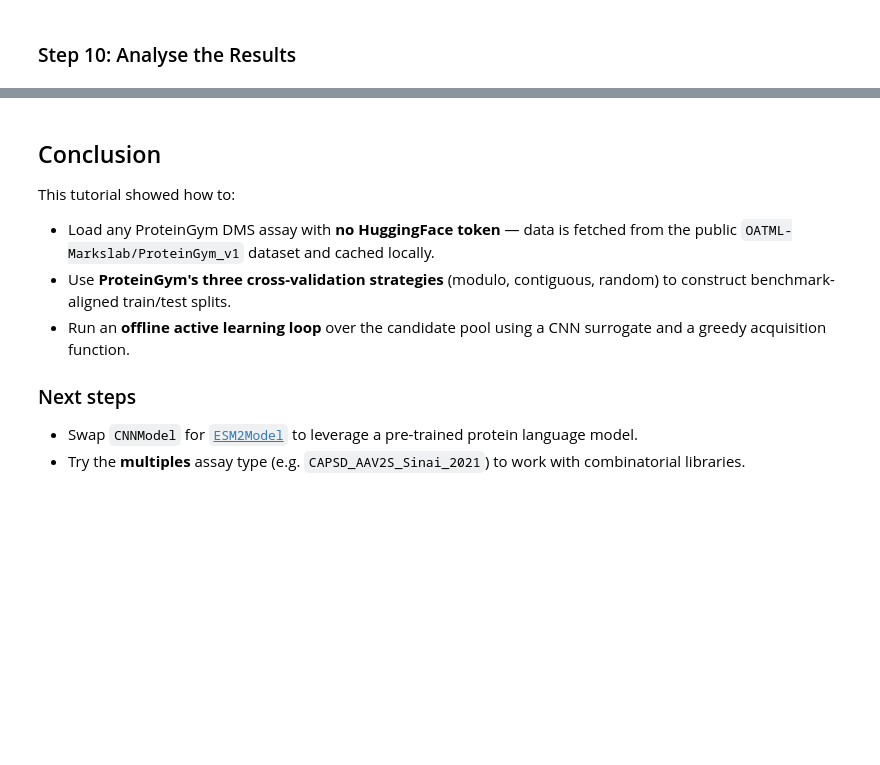
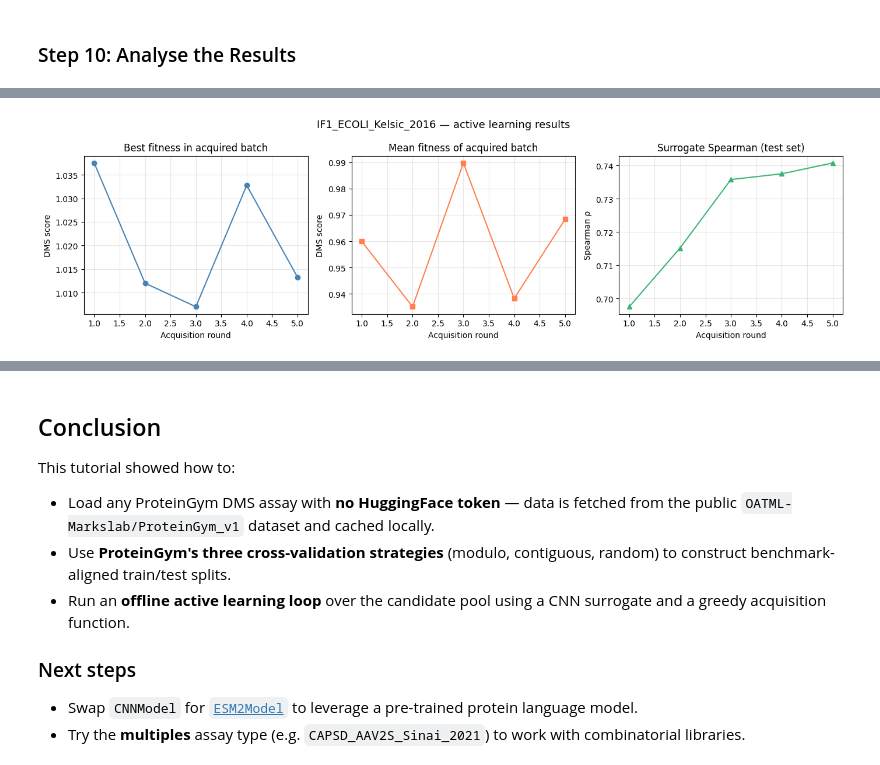
Before and after one commit to instadeepai/alf, a Jupyter notebook: tutorials/experiments/proteingym_tutorial.ipynb, the cells around one changed output, grey strips where cells are left out. Cells and saved outputs as stored; diff of their text form; code cells hidden in the pictures; blank space fills up the shorter version.

```diff
--- a/tutorials/experiments/proteingym_tutorial.ipynb
+++ b/tutorials/experiments/proteingym_tutorial.ipynb
@@ -231,6 +304,11 @@ print("✅ Experiment complete — results saved to", save_path)
 # %% [markdown]
 ### Step 10: Analyse the Results
 # %%
-# Load per-round metrics
+# Load per-round metrics (rows: 0 = initial train, 1..N = acquisition rounds)
 metrics = pd.read_csv(save_path / "metrics.csv")
-print(metrics.to_string(index=False))
+metrics.index.name = "round"
+print("Available columns:", list(metrics.columns))
+print()
+print(metrics[["acquired_candidates/round_mean",
+               "acquired_candidates/round_max",
+               "surrogate/test_spearman"]].to_string())
@@ -237,35 +327,45 @@ print(metrics.to_string(index=False))
 # %%
+# Filter out the zeroth round (initial training, no acquisitions yet)
+metrics_plot = metrics.iloc[1:]
+rounds = metrics_plot.index
+
 fig, axes = plt.subplots(1, 3, figsize=(14, 4))
 
-rounds = metrics["round"]
-
-# Best fitness discovered so far
-axes[0].plot(rounds, metrics["max_fitness"], marker="o", color="steelblue")
-axes[0].set_title("Best fitness discovered")
+axes[0].plot(
+    rounds,
+    metrics_plot["acquired_candidates/round_max"],
+    marker="o", color="steelblue",
+)
+axes[0].set_title("Best fitness in acquired batch")
 axes[0].set_xlabel("Acquisition round")
 axes[0].set_ylabel("DMS score")
 axes[0].grid(alpha=0.3)
 
-# Mean fitness of selected batch
-axes[1].plot(rounds, metrics["mean_fitness"], marker="s", color="coral")
-axes[1].set_title("Mean fitness of selected batch")
+axes[1].plot(
+    rounds,
+    metrics_plot["acquired_candidates/round_mean"],
+    marker="s", color="coral",
+)
+axes[1].set_title("Mean fitness of acquired batch")
 axes[1].set_xlabel("Acquisition round")
 axes[1].set_ylabel("DMS score")
 axes[1].grid(alpha=0.3)
 
-# Surrogate MSE on the test set
-if "test_mse" in metrics.columns:
-    axes[2].plot(rounds, metrics["test_mse"], marker="^", color="mediumseagreen")
-    axes[2].set_title("Surrogate test MSE")
-    axes[2].set_xlabel("Acquisition round")
-    axes[2].set_ylabel("MSE")
-    axes[2].grid(alpha=0.3)
-else:
-    axes[2].axis("off")
+axes[2].plot(
+    rounds,
+    metrics_plot["surrogate/test_spearman"],
+    marker="^", color="mediumseagreen",
+)
+axes[2].set_title("Surrogate Spearman (test set)")
+axes[2].set_xlabel("Acquisition round")
+axes[2].set_ylabel("Spearman ρ")
+axes[2].grid(alpha=0.3)
 
 fig.suptitle("IF1_ECOLI_Kelsic_2016 — active learning results", fontsize=13)
 plt.tight_layout()
 plt.show()
+# %% [output]
+[figure, added]
 # %%
 # Clean up results directory
 if save_path.exists():
```
Also changed, not shown: parts of 16 cells of this notebook.
